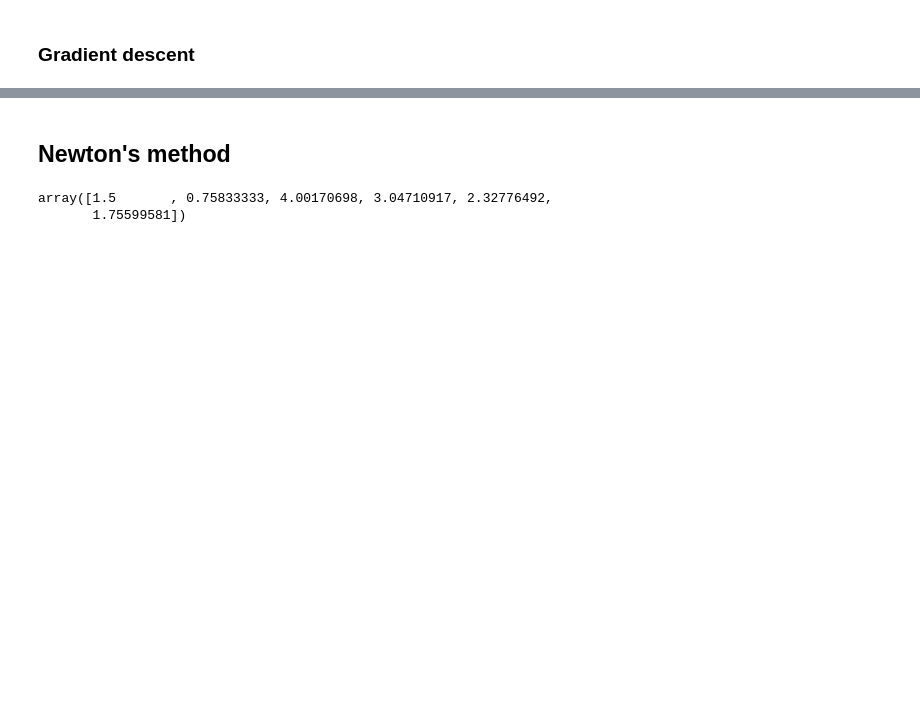
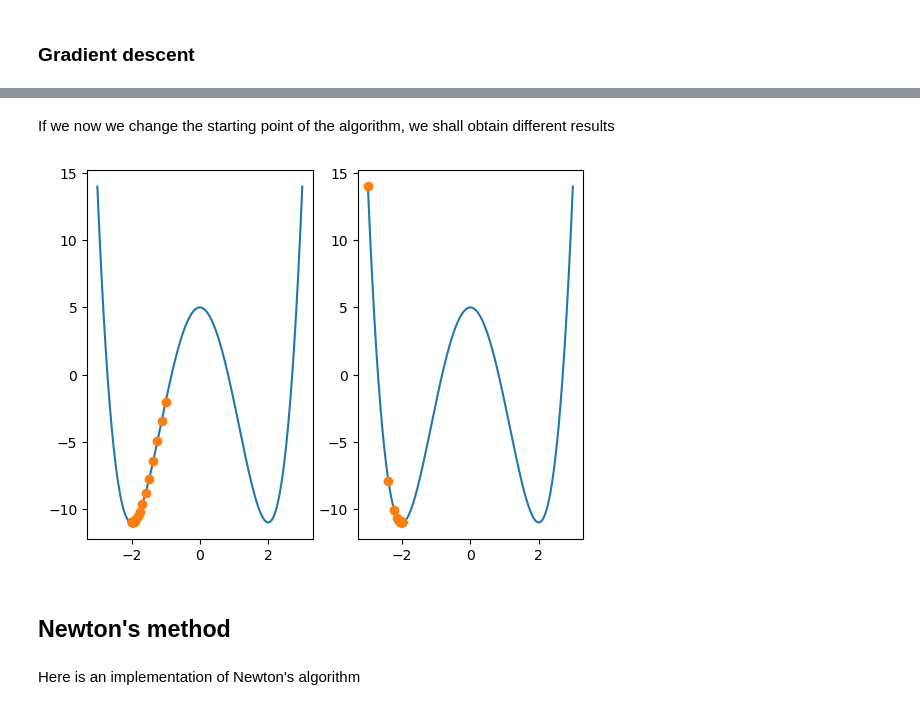
Before and after one commit to giomber/general_mathematics, a Jupyter notebook: grad_descent_newton_method.ipynb, the cells around one changed output, grey strips where cells are left out. Cells and saved outputs as stored; diff of their text form; code cells hidden in the pictures; blank space fills up the shorter version.

```diff
--- a/grad_descent_newton_method.ipynb
+++ b/grad_descent_newton_method.ipynb
@@ -41,5 +45,23 @@ plt.show()
+# %% [markdown]
+If we now we change the starting point of the algorithm, we shall obtain different results
+# %%
+algo2= grad_descent(-1, learning_rate=0.01, max_iter=20)
+algo3= grad_descent(-3, learning_rate=0.01, max_iter=20)
+fig, axes = plt.subplots(1, 2,)
+           # 2 rows, 3 columns
+axes[0].plot(np.linspace(-3, 3, 200),f(np.linspace(-3,3,200)))
+axes[0].plot(algo2,f(algo2),'o')
+
+axes[1].plot(np.linspace(-3, 3, 200),f(np.linspace(-3,3,200)))
+axes[1].plot(algo3,f(algo3),'o')
+
+plt.show()
+# %% [output]
+[figure, added]
 # %% [markdown]
 ## Newton's method
+# %% [markdown]
+Here is an implementation of Newton's algorithm
 # %%
 def Newton(x0, max_iter, tol=1e-2):
         x = x0
@@ -53,9 +75,4 @@ def Newton(x0, max_iter, tol=1e-2):
                 break
             x = x_new
         return iterations
-# %%
-Newton(1.5,5)
-# %% [output]
-array([1.5       , 0.75833333, 4.00170698, 3.04710917, 2.32776492,
-       1.75599581])
 # %%
```
Also changed, not shown: parts of 11 cells of this notebook.
